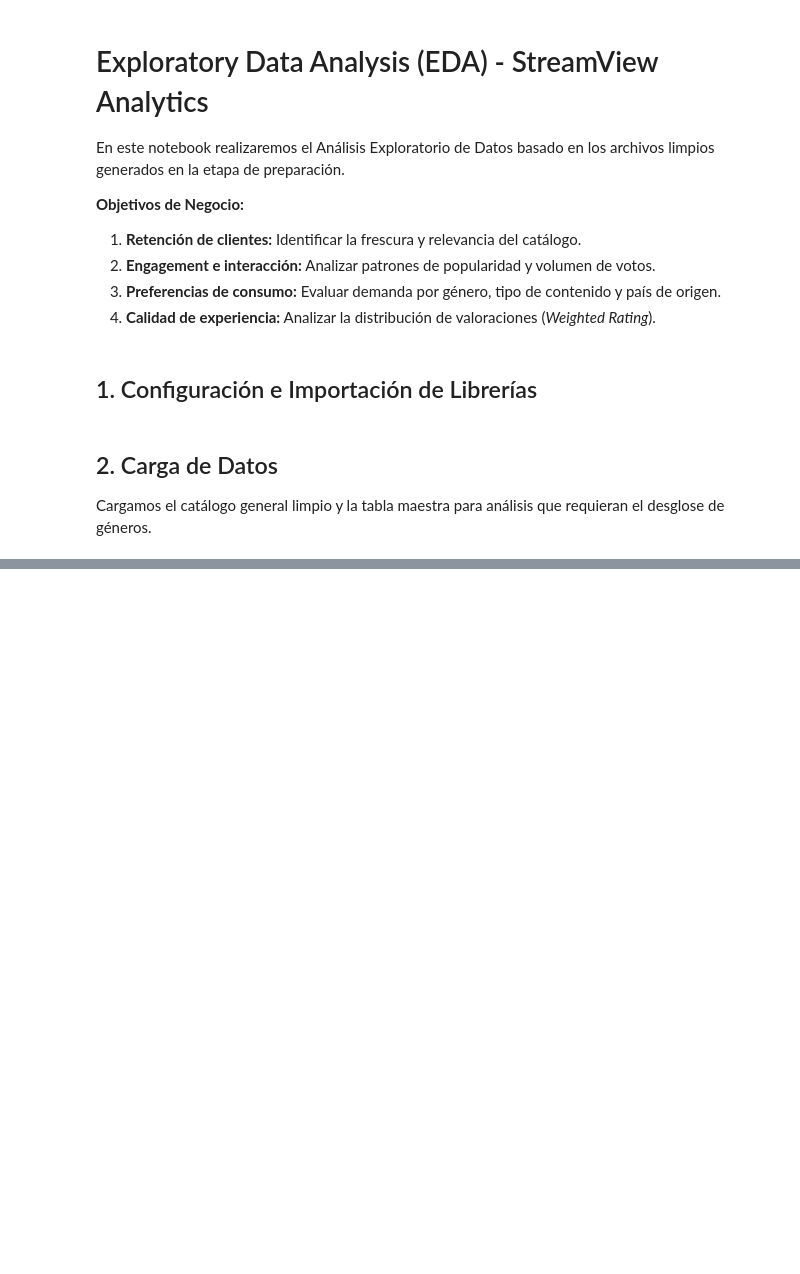
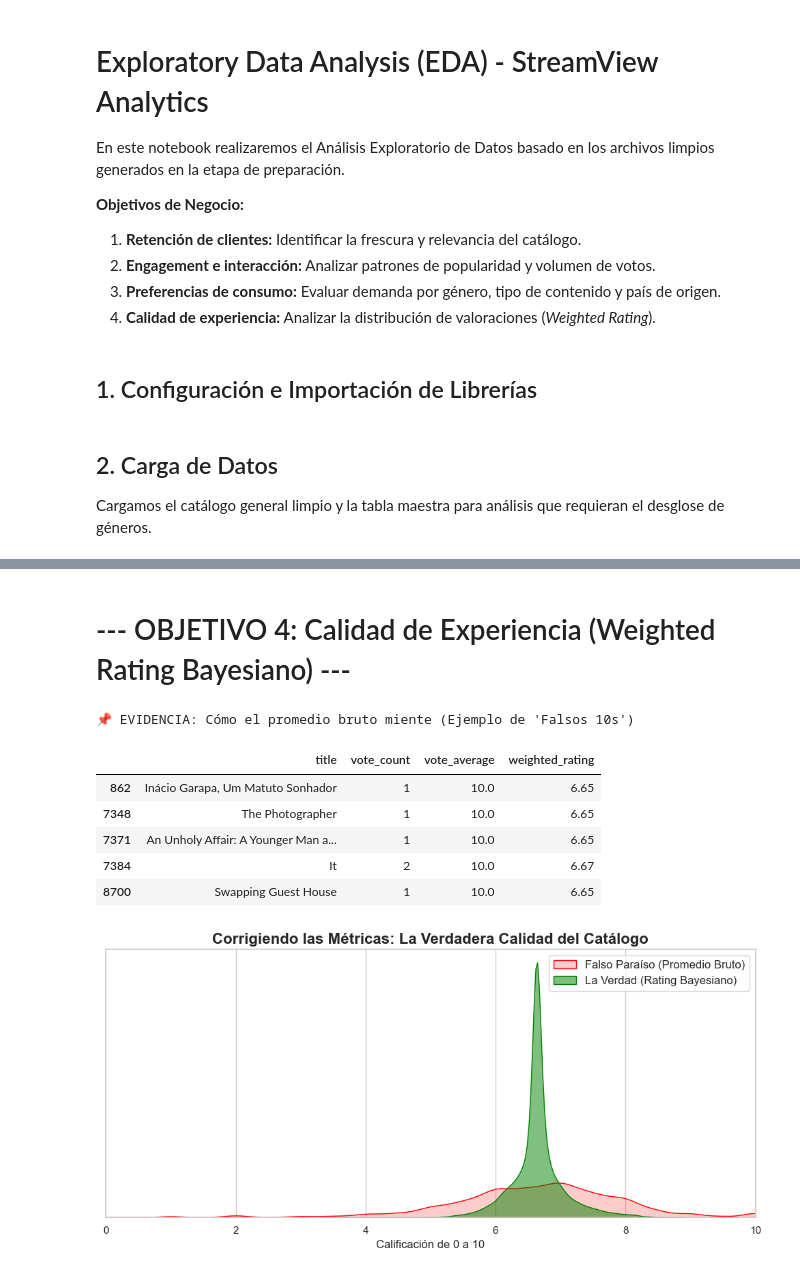
Before and after one commit to ChenteDUOC/Visualizacion-de-datos-parcial, a Jupyter notebook: notebooks/EDA_SreamView.ipynb, the cells around one changed output, grey strips where cells are left out. Saved outputs shown, nothing was run; the diff lists cells and outputs as text; code cells hidden in the pictures; blank space fills up the shorter version.

```diff
--- a/notebooks/EDA_SreamView.ipynb
+++ b/notebooks/EDA_SreamView.ipynb
@@ -43,0 +160,29 @@ display(df_catalog.head(3))
+# %% [markdown]
+# --- OBJETIVO 4: Calidad de Experiencia (Weighted Rating Bayesiano) ---
+# %%
+df_ratings = df_catalog[df_catalog['has_valid_votes'] == True].copy()
+# 1. Tabla de evidencia irrefutable
+print("EVIDENCIA: Cómo el promedio bruto miente (Ejemplo de 'Falsos 10s')")
+falsos_10 = df_ratings[df_ratings['vote_average'] == 10.0][['title', 'vote_count', 'vote_average', 'weighted_rating']].head(5)
+display(falsos_10)
+# 2. Gráfico simplificado
+plt.figure(figsize=(10, 5))
+sns.kdeplot(data=df_ratings, x='vote_average', color='red', label='Falso Paraíso (Promedio Bruto)', fill=True, alpha=0.2)
+sns.kdeplot(data=df_ratings, x='weighted_rating', color='green', label='La Verdad (Rating Bayesiano)', fill=True, alpha=0.5)
+plt.title('Corrigiendo las Métricas: La Verdadera Calidad del Catálogo', fontsize=16, fontweight='bold')
+plt.xlabel('Calificación de 0 a 10', fontsize=12)
+plt.ylabel('')
+plt.yticks([]) # Ocultamos el eje Y matemático para hacerlo visual y ejecutivo
+plt.xlim(0, 10)
+plt.legend(fontsize=12)
+plt.tight_layout()
+plt.show()
+# %% [output]
+📌 EVIDENCIA: Cómo el promedio bruto miente (Ejemplo de 'Falsos 10s')
+|  | title | vote_count | vote_average | weighted_rating |
+| 862 | Inácio Garapa, Um Matuto Sonhador | 1 | 10.0 | 6.65 |
+| 7348 | The Photographer | 1 | 10.0 | 6.65 |
+| 7371 | An Unholy Affair: A Younger Man a... | 1 | 10.0 | 6.65 |
+| 7384 | It | 2 | 10.0 | 6.67 |
+| 8700 | Swapping Guest House | 1 | 10.0 | 6.65 |
+[figure, added]
```
Also changed, not shown: parts of 11 cells of this notebook, 2 other files.
